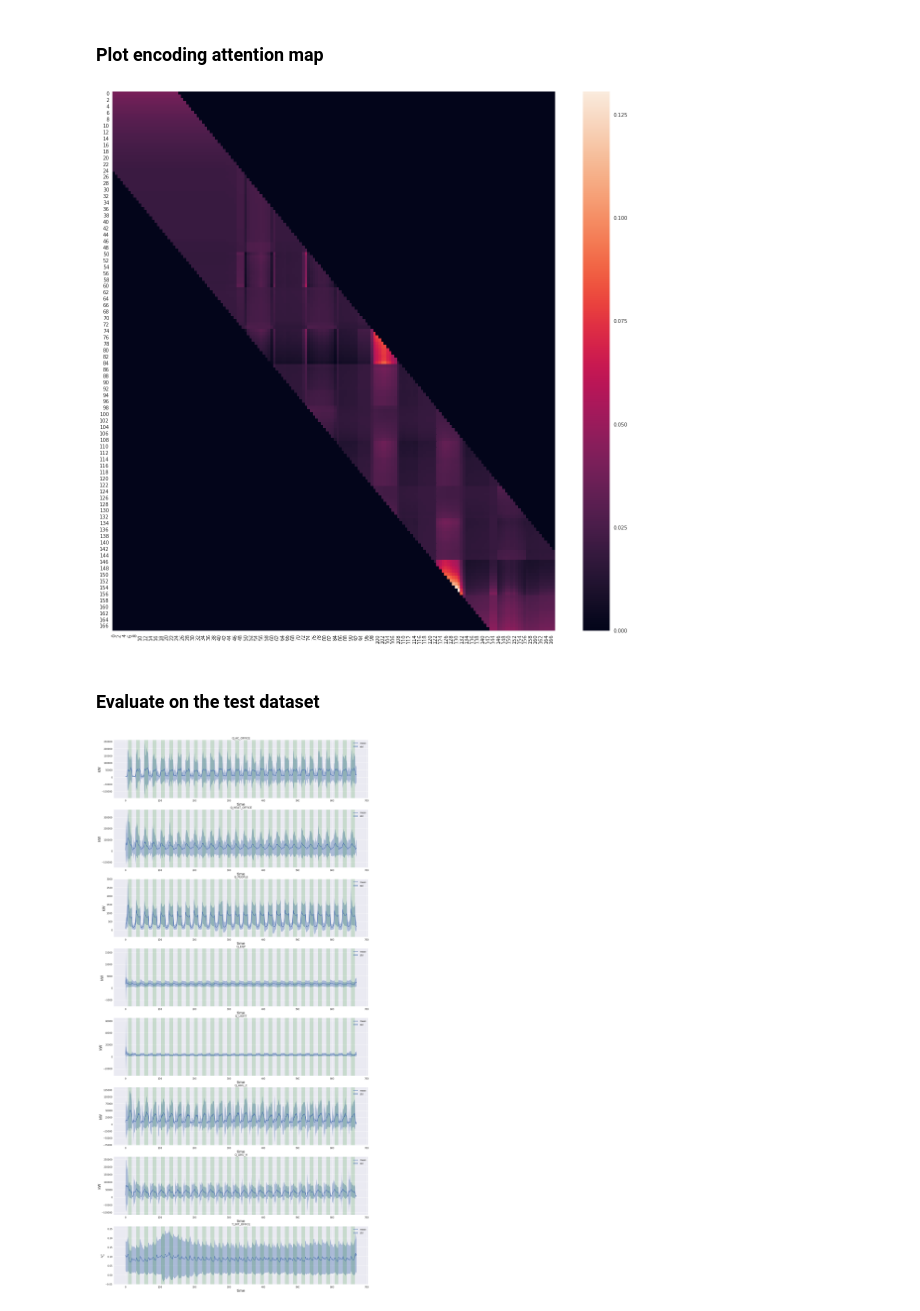
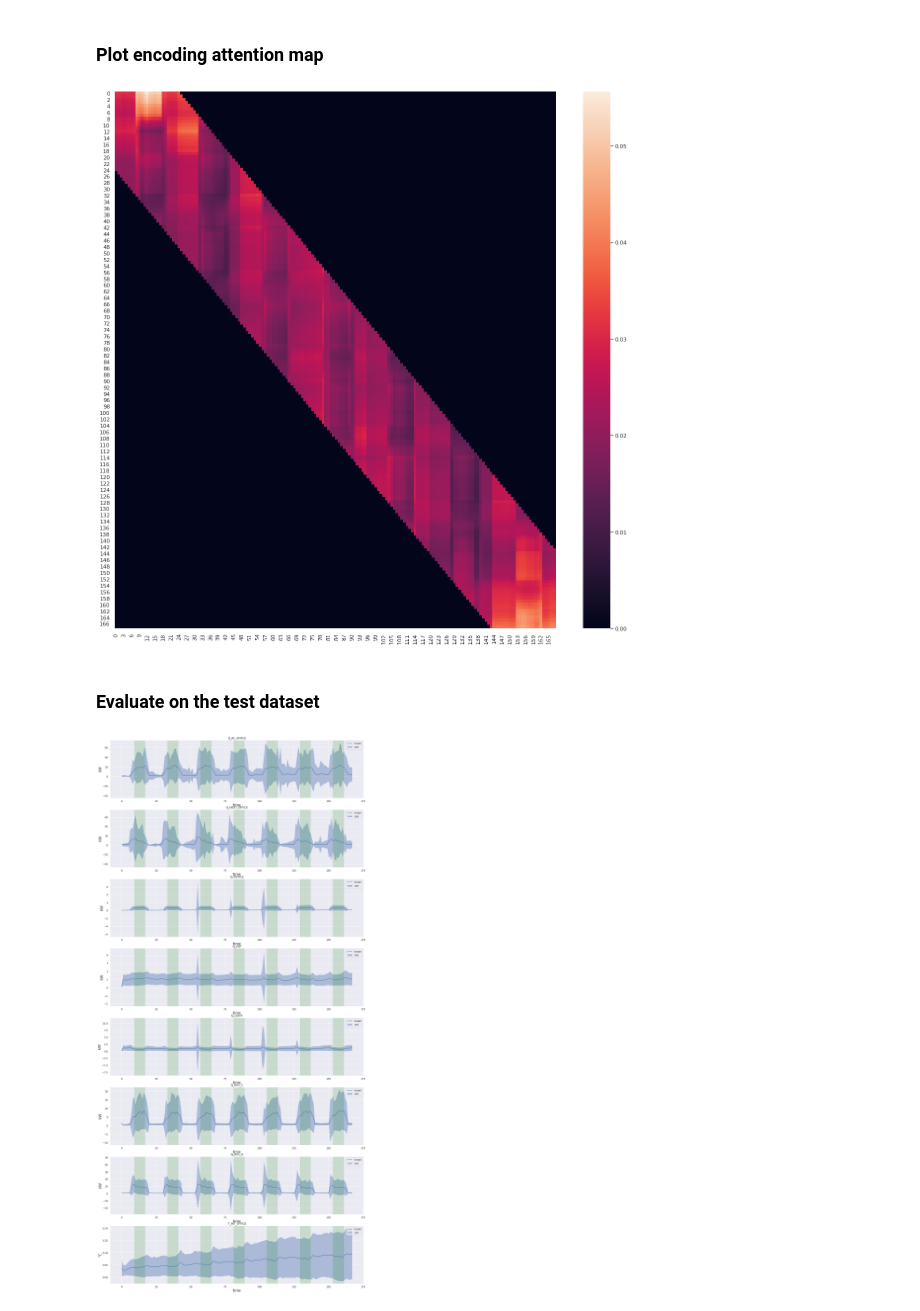
Before and after one commit to maxjcohen/transformer, a Jupyter notebook: training.ipynb, the cells around one changed output. Drawn from its saved outputs; the diff is of its cells as text; code cells hidden in the pictures.

Commit message:
Add training (week only)

```diff
--- a/training.ipynb
+++ b/training.ipynb
@@ -19,14 +19,14 @@ from src.dataset import OzeDataset
 from src.utils import visual_sample, compute_loss
 # %%
 # Training parameters
-DATASET_PATH = 'datasets/dataset_CAPTrocadero_v5.npz'
-BATCH_SIZE = 4
+DATASET_PATH = 'datasets/dataset_v6_full.npz'
+BATCH_SIZE = 8
 NUM_WORKERS = 4
 LR = 2e-4
 EPOCHS = 50
 
 # Model parameters
-d_model = 48 # Lattent dim
+d_model = 64 # Lattent dim
 q = 8 # Query size
 v = 8 # Value size
 h = 4 # Number of heads
@@ -34,9 +34,9 @@ N = 4 # Number of encoder and decoder to stack
 attention_size = 24 # Attention window size
 dropout = 0.2 # Dropout rate
 pe = None # Positional encoding
-chunk_mode = "window"
+chunk_mode = None
 
-d_input = 39 # From dataset
+d_input = 38 # From dataset
 d_output = 8 # From dataset
 
 # Config
@@ -52,7 +52,7 @@ Using device cuda:0
 # %%
 ozeDataset = OzeDataset(DATASET_PATH)
 
-dataset_train, dataset_val, dataset_test = random_split(ozeDataset, (12000, 500, 500))
+dataset_train, dataset_val, dataset_test = random_split(ozeDataset, (38000, 500, 500))
 
 dataloader_train = DataLoader(dataset_train,
                               batch_size=BATCH_SIZE,
@@ -153,11 +153,11 @@ plt.figure(figsize=(20, 20))
 sns.heatmap(attn_map)
 plt.savefig("attention_map")
 # %% [output]
-[figure, old version]
+[figure, new version]
 # %% [markdown]
 ### Evaluate on the test dataset
 # %%
-predictions = np.empty(shape=(len(dataloader_test.dataset), 672, 8))
+predictions = np.empty(shape=(len(dataloader_test.dataset), 168, 8))
 
 idx_prediction = 0
 with torch.no_grad():
@@ -183,36 +183,44 @@ for idx_label, (label, ax) in enumerate(zip(dataloader_test.dataset.dataset.labe
     y_true = dataloader_test.dataset.dataset.rescale(y_true, idx_label)
     y_pred = dataloader_test.dataset.dataset.rescale(y_pred, idx_label)
 
+    if label.startswith('Q_'):
+        # Convert kJ/h to kW
+        y_true /= 3600
+        y_pred /= 3600
+
     # Compute delta, mean and std
     delta = np.abs(y_true - y_pred)
 
     mean = delta.mean(axis=0)
     std = delta.std(axis=0)
 
     # Plot
     # Labels for consumption and temperature
     if label.startswith('Q_'):
         y_label_unit = 'kW'
+
+
     else:
         y_label_unit = '°C'
 
     # Occupancy
     occupancy_idxes = np.where(np.diff(occupancy) != 0)[0]
     for idx in range(0, len(occupancy_idxes), 2):
         ax.axvspan(occupancy_idxes[idx], occupancy_idxes[idx+1], facecolor='green', alpha=.15)
 
     # Std
     ax.fill_between(np.arange(mean.shape[0]), (mean - std), (mean + std), alpha=.4, label='std')
 
     # Mean
     ax.plot(mean, label='mean')
 
     # Title and labels
     ax.set_title(label)
     ax.set_xlabel('time', fontsize=16)
     ax.set_ylabel(y_label_unit, fontsize=16)
+
     ax.legend()
 
 plt.savefig('error_mean_std')
 # %% [output]
-[figure, old version]
+[figure, new version]
```
Also changed, not shown: parts of 3 cells of this notebook, 1 other file.
